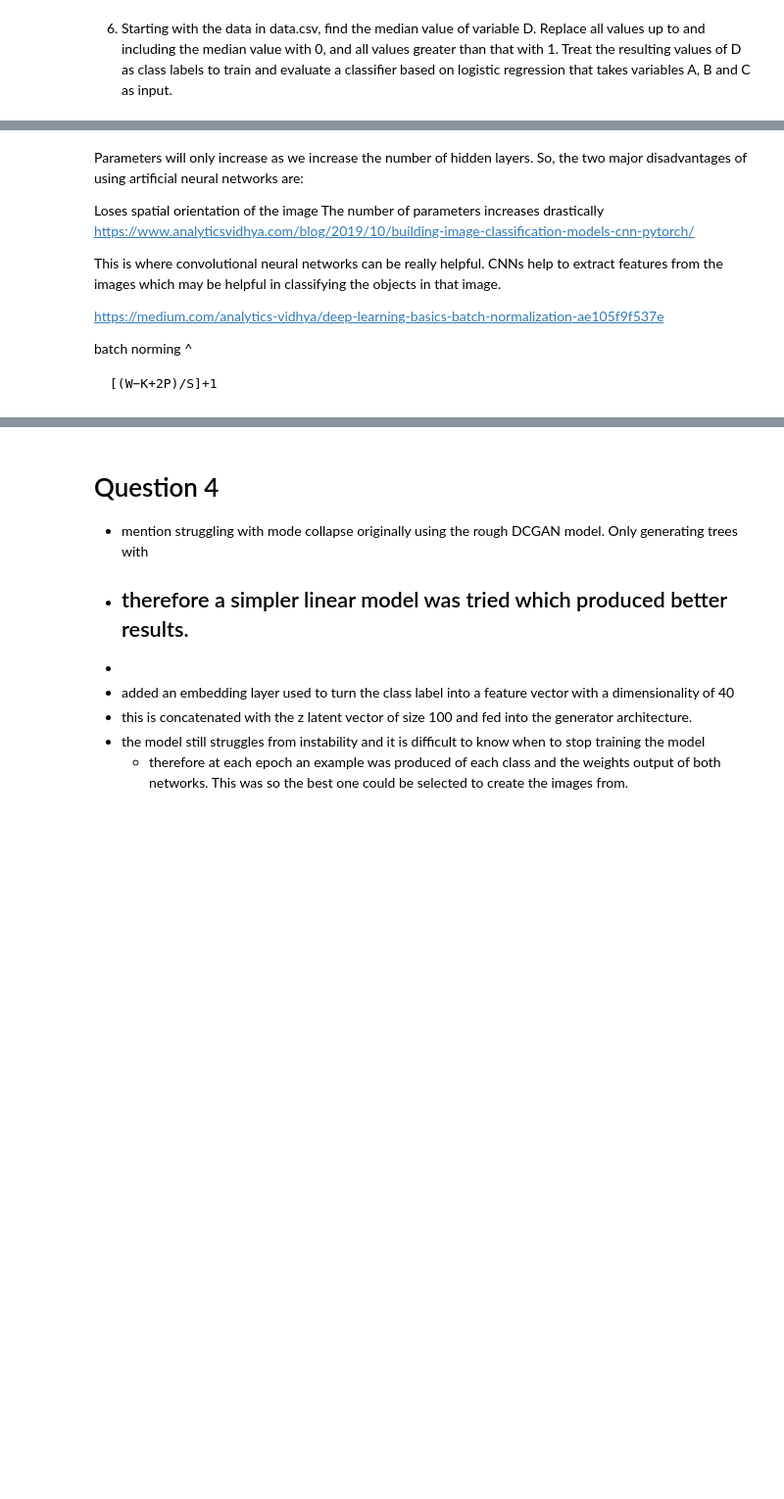
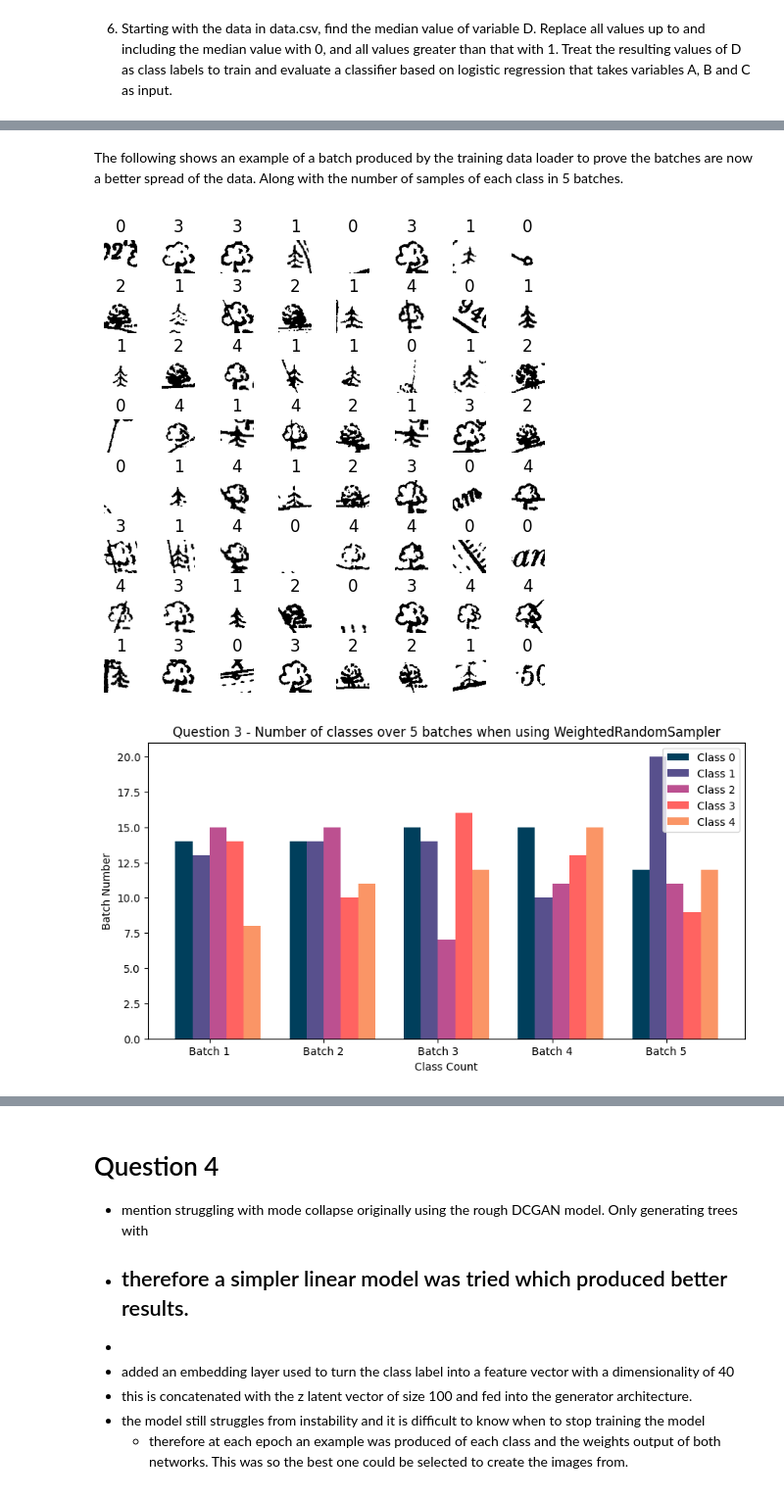
Before and after one commit to LucyIvatt/probabilistic-and-deep-learning, a Jupyter notebook: int3.ipynb, the cells around one changed output, grey strips where cells are left out. Shown at 98% size. Cells and saved outputs as stored; diff of their text form; code cells hidden in the pictures; blank space fills up the shorter version.

````diff
--- a/int3.ipynb
+++ b/int3.ipynb
@@ -451,74 +614,53 @@ plt.legend(handles=[overall_patch, train_patch, test_patch]);
 # %%
-y_train = [data.targets[i] for i in train_indices]
-class_sample_count = np.array([v for _, v in sorted(num_class_train.items())])
-weight = 1. / torch.tensor(class_sample_count).float()
-samples_weight = np.array([weight[t] for t in y_train])
-samples_weight = torch.from_numpy(samples_weight)
-sampler = WeightedRandomSampler(samples_weight, len(samples_weight))
+y_train = [data.targets[i] for i in train_indices] # list of labels for the training set
+class_sample_count = np.array([v for _, v in sorted(num_class_train.items())]) # number of samples per class in the training set
+weight = 1. / torch.tensor(class_sample_count).float() # inverse proportion of the number of samples per class in the training set
+samples_weight = torch.from_numpy(np.array([weight[t] for t in y_train])) # sets the weight of each sample in the training set
+sampler = WeightedRandomSampler(samples_weight, len(samples_weight)) # Defines the sampler using the calculated weights
 
+# Creates the dataloaders for the training and testing sets - uses the weighted sampler for the training set
 train_dataloader = DataLoader(train_dataset, batch_size=BATCH_SIZE, sampler=sampler)
 test_dataloader = DataLoader(test_dataset, batch_size=BATCH_SIZE, shuffle=True)
+# %% [markdown]
+The following shows an example of a batch produced by the training data loader to prove the batches are now a better spread of the data. Along with the number of samples of each class in 5 batches.
 # %%
+# Prints first batch of data
 images, labels = next(iter(train_dataloader))
-
 figure = plt.figure(figsize=(6, 6))
 plt.subplots_adjust(left=None, bottom=None, right=None, top=None, wspace=0.2, hspace=0.8)
-cols, rows = 5, 5
+cols, rows = 8, 8
 for i in range(cols * rows):
     figure.add_subplot(rows, cols, i+1)
     plt.title(labels[i].item())
     plt.axis("off")
     plt.imshow(images[i,:].squeeze(), cmap="gray")
 plt.show()
 
+# Creates a barchart showing the number of samples per class in each batch
+plt.figure(figsize=(10,5))
+
 labels = ["Batch " + str(i) for i in range(1, 6)]
 counts = [[] for i in range(5)]
 for i in range(5):
     images, lab = next(iter(train_dataloader))
     for k, v in Counter(lab.numpy()).items():
         counts[k].append(v)
+
 colours = ["#003f5c", "#58508d", "#bc5090", "#ff6361", "#FA9566"]
-
-N = 5
-
-# Position of bars on x-axis
-ind = np.arange(N)
-
-# Figure size
-plt.figure(figsize=(10,5))
-
-# Width of a bar
-width = 0.15
+n = 5
+ind = np.arange(n) # Position of bars on x-axis
+width = 0.15 # Width of a bar
 
 # Plotting
 for i in range(5):
     plt.bar(ind + (width*i), counts[i] , width, label=labels[i], color=colours[i])
 
 plt.xlabel('Class Count')
 plt.ylabel('Batch Number')
 plt.title('Question 3 - Number of classes over 5 batches when using WeightedRandomSampler')
-
-# xticks()
-# First argument - A list of positions at which ticks should be placed
-# Second argument -  A list of labels to place at the given locations
 plt.xticks(ind + ((width*3) / 2), labels)
-
-# Finding the best position for legends and putting it
 plt.legend(loc='best', labels=["Class 0", "Class 1", "Class 2", "Class 3", "Class 4"])
 plt.show()
+# %% [output]
+[figure, added]
+[figure, added]
-# %% [markdown]
-Parameters will only increase as we increase the number of hidden layers. So, the two major disadvantages of using artificial neural networks are:
-
-Loses spatial orientation of the image
-The number of parameters increases drastically
-https://www.analyticsvidhya.com/blog/2019/10/building-image-classification-models-cnn-pytorch/
-
-This is where convolutional neural networks can be really helpful. CNNs help to extract features from the images which may be helpful in classifying the objects in that image.
-
-https://medium.com/analytics-vidhya/deep-learning-basics-batch-normalization-ae105f9f537e
-
-batch norming ^
-
-```
-[(W−K+2P)/S]+1
-```
````
Also changed, not shown: parts of 34 cells of this notebook.
